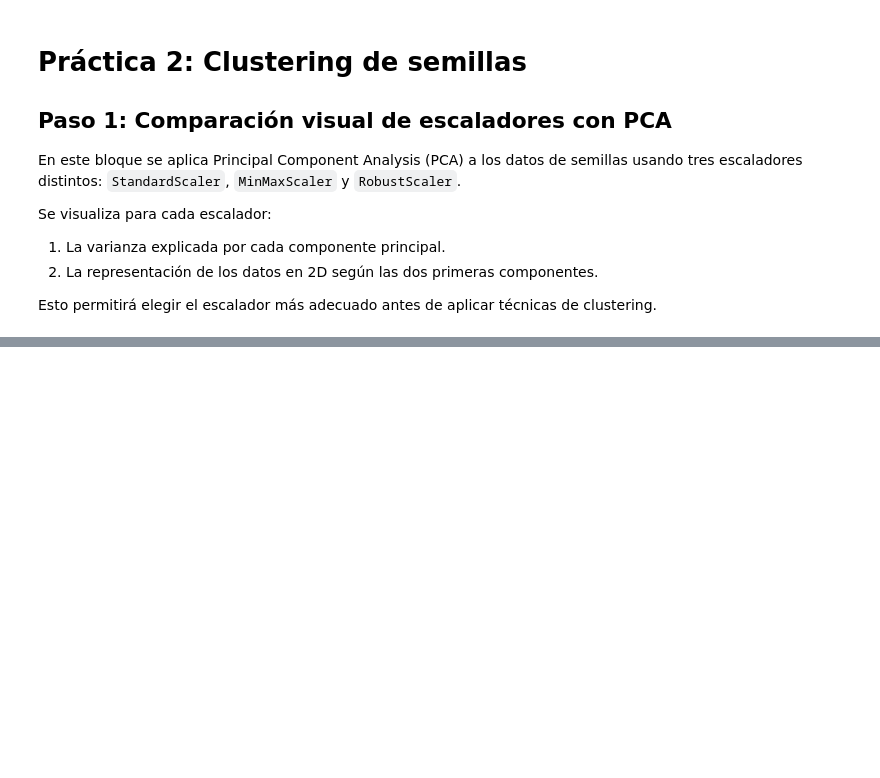
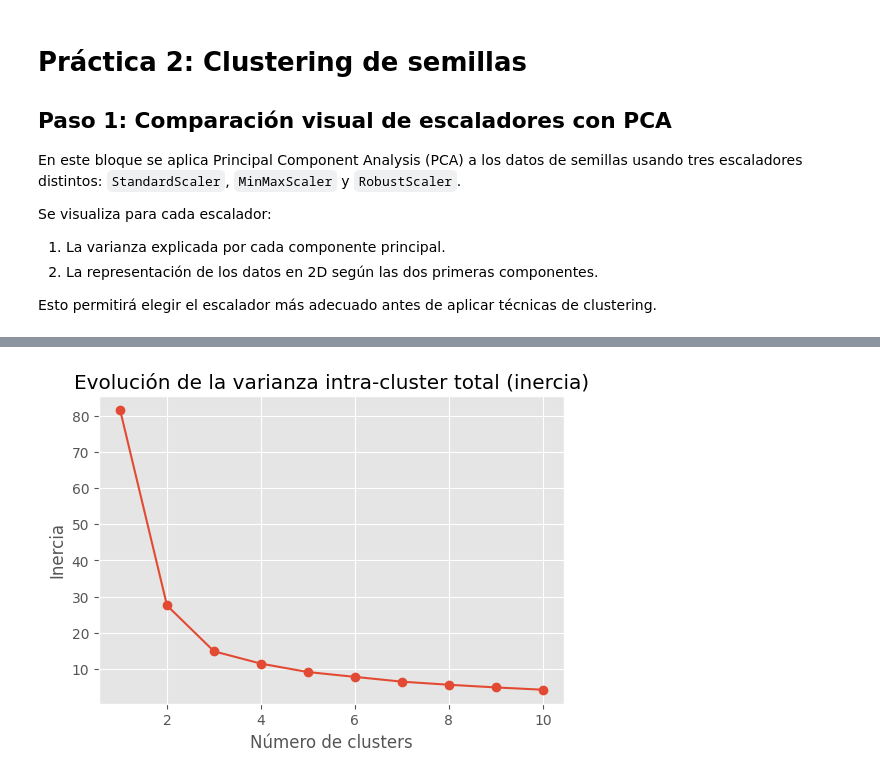
Before and after one commit to 100495884/Aprendizaje-Automatico-P2, a Jupyter notebook: notebooks/notebook_p2.ipynb, the cells around one changed output, grey strips where cells are left out. Cells and saved outputs as stored; diff of their text form; code cells hidden in the pictures; blank space fills up the shorter version.

```diff
--- a/notebooks/notebook_p2.ipynb
+++ b/notebooks/notebook_p2.ipynb
@@ -99,0 +118,28 @@ mostrar_pca_2d(X, RobustScaler(), 'RobustScaler', seed + 2)
+# %%
+# 📌 Preparar datos reducidos con MinMaxScaler y PCA (2D)
+pipeline_minmax_pca = Pipeline([
+    ('scaler', MinMaxScaler()),
+    ('pca', PCA(n_components=2))
+])
+
+X_reducido = pipeline_minmax_pca.fit_transform(X)
+# %%
+from sklearn.cluster import KMeans
+
+rango_n_clusters = range(1, 11)
+inertias = []
+
+for n_clusters in rango_n_clusters:
+    modelo_kmeans = KMeans(n_clusters=n_clusters, n_init=20, random_state=42)
+    modelo_kmeans.fit(X_reducido)
+    inertias.append(modelo_kmeans.inertia_)
+
+plt.figure(figsize=(6, 4))
+plt.plot(rango_n_clusters, inertias, marker='o')
+plt.title("Evolución de la varianza intra-cluster total (inercia)")
+plt.xlabel("Número de clusters")
+plt.ylabel("Inercia")
+plt.grid(True)
+plt.show()
+# %% [output]
+[figure, added]
```
Also changed, not shown: parts of 35 cells of this notebook.
